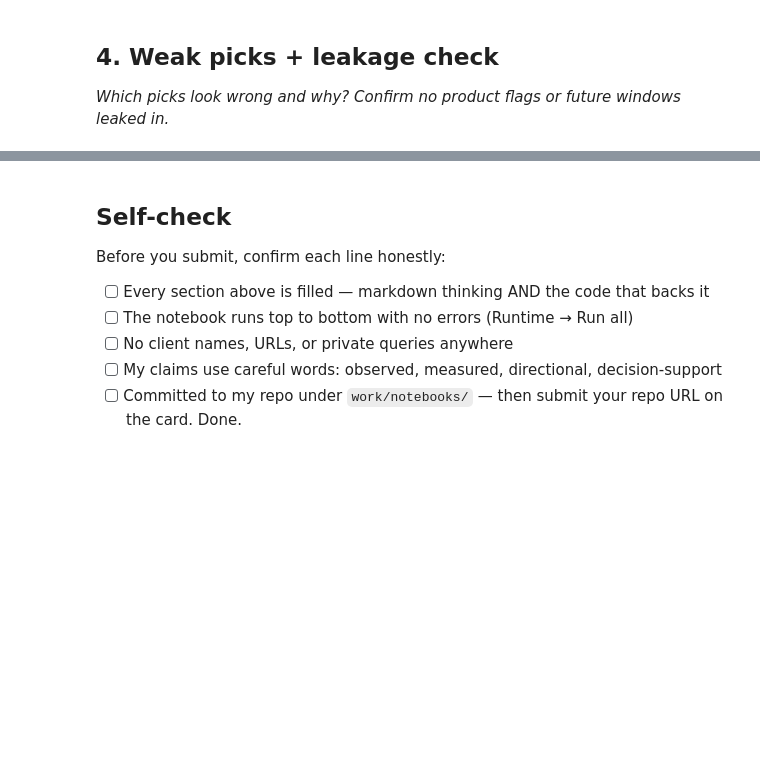
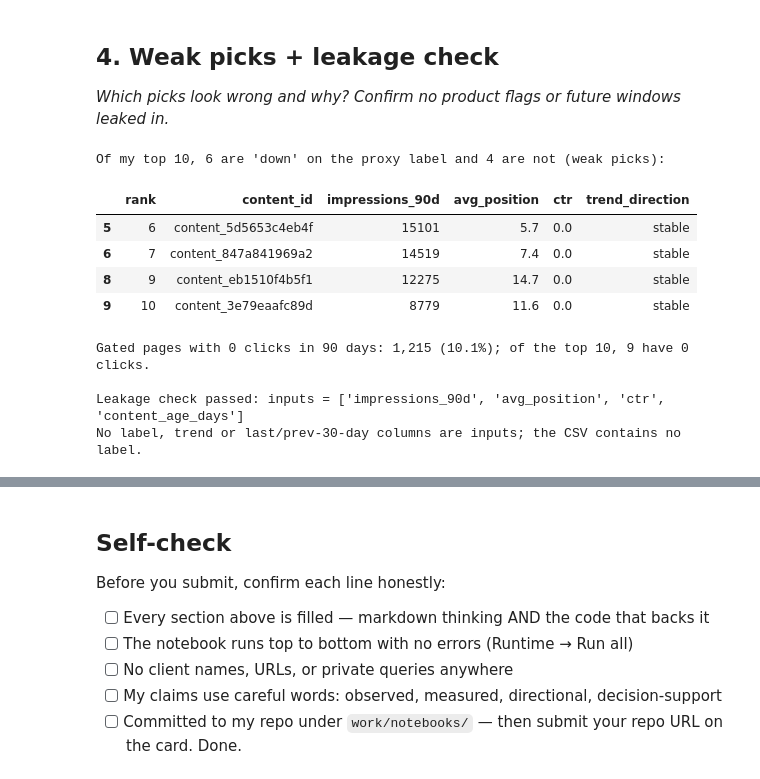
Before and after one commit to yelsebety/Yassin-Flyrank, a Jupyter notebook: work/notebooks/w04_baseline_score.ipynb, the cells around one changed output, grey strips where cells are left out. Cells and saved outputs as stored; diff of their text form; code cells hidden in the pictures; blank space fills up the shorter version.

```diff
--- a/work/notebooks/w04_baseline_score.ipynb
+++ b/work/notebooks/w04_baseline_score.ipynb
@@ -15,0 +91,7 @@ This skeleton is yours to fill. Work the sections **in order** — each one has
+# %%
+g["staleness"] = pd.cut(g["days_since_last_update"], [0, 30, 90, 180, 10**6], right=False,
+                        labels=["0-29 d", "30-89 d", "90-179 d", "180+ d"])
+signal2 = (g.groupby("staleness", observed=True)["declined"]
+             .agg(n="count", decline_rate="mean").round(3))
+print(f"Share of gated pages updated within the last 30 days: {(g['days_since_last_update'] < 30).mean():.1%}")
+signal2
@@ -36,0 +246,30 @@ This skeleton is yours to fill. Work the sections **in order** — each one has
+# %%
+# After-the-fact check using the proxy label (a review aid, never an input)
+weak = top10[top10["declined"] == 0][["rank", "content_id", "impressions_90d", "avg_position", "ctr", "trend_direction"]]
+print(f"Of my top 10, {int(top10['declined'].sum())} are 'down' on the proxy label and {len(weak)} are not (weak picks):")
+display(weak)
+
+zero_click_share = (g["clicks_90d"] == 0).mean()
+print(f"\nGated pages with 0 clicks in 90 days: {int((g['clicks_90d'] == 0).sum()):,} ({zero_click_share:.1%}); "
+      f"of the top 10, {int((top10['clicks_90d'] == 0).sum())} have 0 clicks.")
+
+# Leakage guard: nothing label-derived or future-window may be an input; IDs are never inputs.
+INPUTS = ["impressions_90d", "avg_position", "ctr", "content_age_days"]          # what the score reads (+ band from avg_position)
+BANNED = ["trend_direction", "trend_pct", "declined", "impressions_last_30d", "impressions_prev_30d",
+          "clicks_last_30d", "clicks_prev_30d", "sessions_last_30d", "sessions_prev_30d", "content_id", "client_id"]
+assert not set(INPUTS) & set(BANNED), "a banned column is an input"
+written = pd.read_csv("work/outputs/baseline_action_score.csv", nrows=1).columns
+assert not {"declined", "trend_direction", "trend_pct"} & set(written), "the label is in the output CSV"
+print("\nLeakage check passed: inputs =", INPUTS)
+print("No label, trend or last/prev-30-day columns are inputs; the CSV contains no label.")
+# %% [output]
+Of my top 10, 6 are 'down' on the proxy label and 4 are not (weak picks):
+|  | rank | content_id | impressions_90d | avg_position | ctr | trend_direction |
+| 5 | 6 | content_5d5653c4eb4f | 15101 | 5.7 | 0.0 | stable |
+| 6 | 7 | content_847a841969a2 | 14519 | 7.4 | 0.0 | stable |
+| 8 | 9 | content_eb1510f4b5f1 | 12275 | 14.7 | 0.0 | stable |
+| 9 | 10 | content_3e79eaafc89d | 8779 | 11.6 | 0.0 | stable |
+Gated pages with 0 clicks in 90 days: 1,215 (10.1%); of the top 10, 9 have 0 clicks.
+
+Leakage check passed: inputs = ['impressions_90d', 'avg_position', 'ctr', 'content_age_days']
+No label, trend or last/prev-30-day columns are inputs; the CSV contains no label.
```
Also changed, not shown: parts of 22 cells of this notebook.
